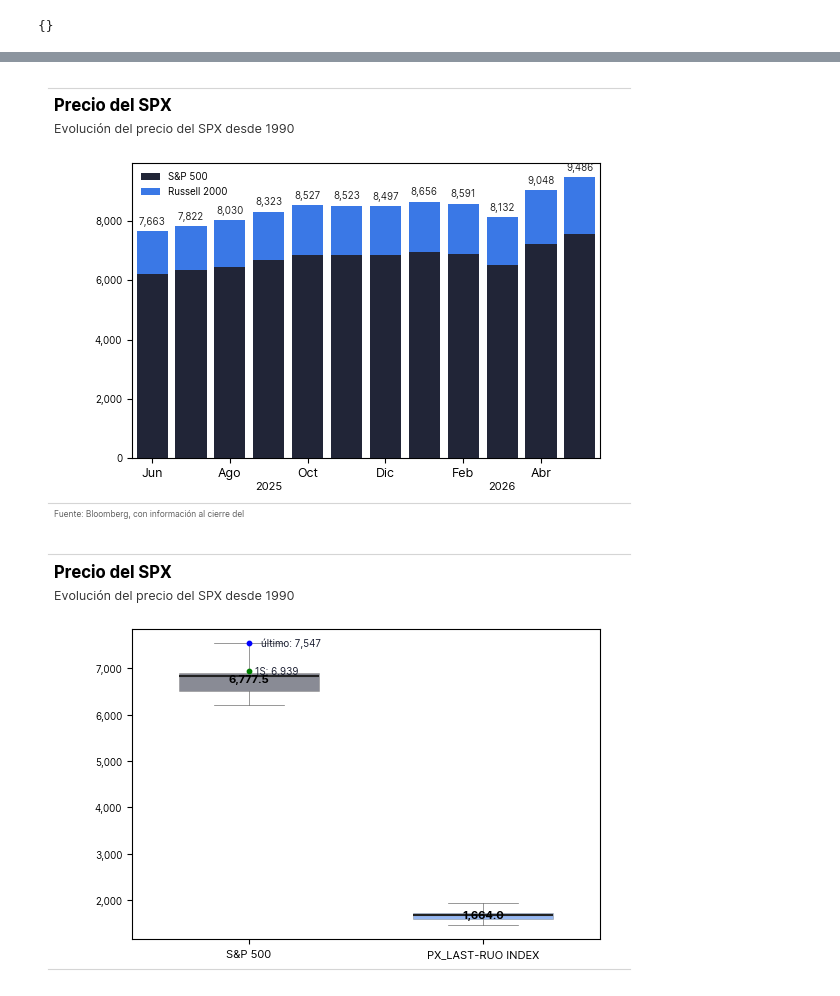
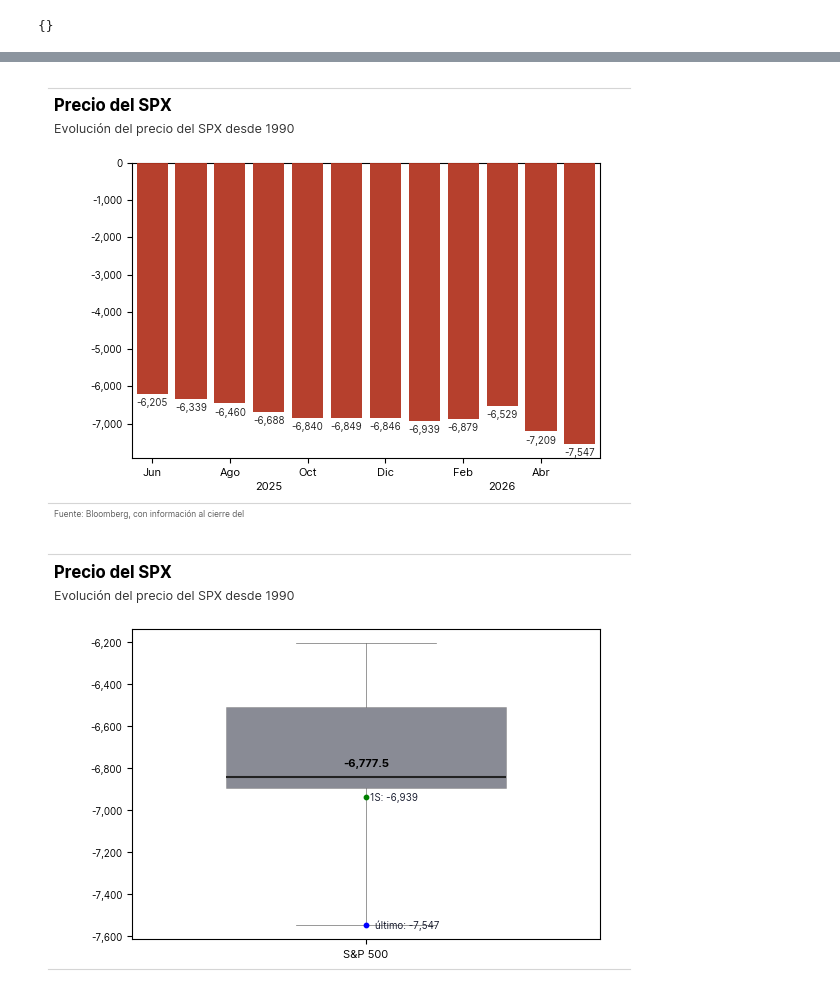
Before and after one commit to jc-ocampob/helpers_ps, a Jupyter notebook: Pruebas.ipynb, the cells around one changed output, grey strips where cells are left out. Drawn from its saved outputs; the diff is of its cells as text; code cells hidden in the pictures.

```diff
--- a/Pruebas.ipynb
+++ b/Pruebas.ipynb
@@ -145,4 +145,5 @@ graficos_lamina1
 data_indices_j = data_indices_i.copy()
 data_indices_j = data_indices_j.resample("ME").last()
 data_indices_j = data_indices_j.tail(12)
-data_indices_j
+data_indices_j = data_indices_j.drop(columns=["PX_LAST-RUO INDEX"])
+data_indices_j["PX_LAST-SPX INDEX"] = data_indices_j["PX_LAST-SPX INDEX"] * -1
@@ -164,29 +150,29 @@ data_indices_j
 # %%
 graph = Graph_mtplt(dataframe = data_indices_j)
 graph.graph_bar(
     tickers = "all",
-    labels = ["S&P 500", "Russell 2000"],
+    labels = ["S&P 500"],
     titles=dict(
         title="Precio del SPX",
         subtitle="Evolución del precio del SPX desde 1990"
     ),
     source = [f"Fuente: Bloomberg, con información al cierre del"],
-    colors = PALETA_COLORES,
+    colors = PALETA_COLORES[3],
     bar_mode = "time",
     stacked = True,
     grouped=False,
     show_values = True,
     value_fmt = ",.0f",
     x_axis=dict(
         tick_step=2,
         fontsize=8,
         bbg_format=True,
         fmt="%Y-%m",
         lim = ("2025-01-01", None)
         ),
 )
 # %% [output]
-[figure, old version]
+[figure, new version]
 # %%
 graph = Graph_mtplt(dataframe = data_indices_j)
 graph.graph_box_whiskers(
@@ -207,7 +193,7 @@ graph.graph_box_whiskers(
             dot_size=10,
             dot_color = "blue",
             template="último: {y_value:,.0f}",
-            loc_offset=(30,0)
+            ubic_etq=(30,0)
         ),
         "2":dict(
             ticker="PX_LAST-SPX INDEX",
@@ -226,7 +212,7 @@ graph.graph_box_whiskers(
 )
 #graph.etiqueta_valor(x_value=1, y_value=4000, label="Hola", fontweight="normal")
 # %% [output]
-[figure, old version]
+[figure, new version]
 # %%
 df = pd.read_parquet("curve.parquet")
 # %%
```
Also changed, not shown: parts of 5 cells of this notebook, 3 other files.
